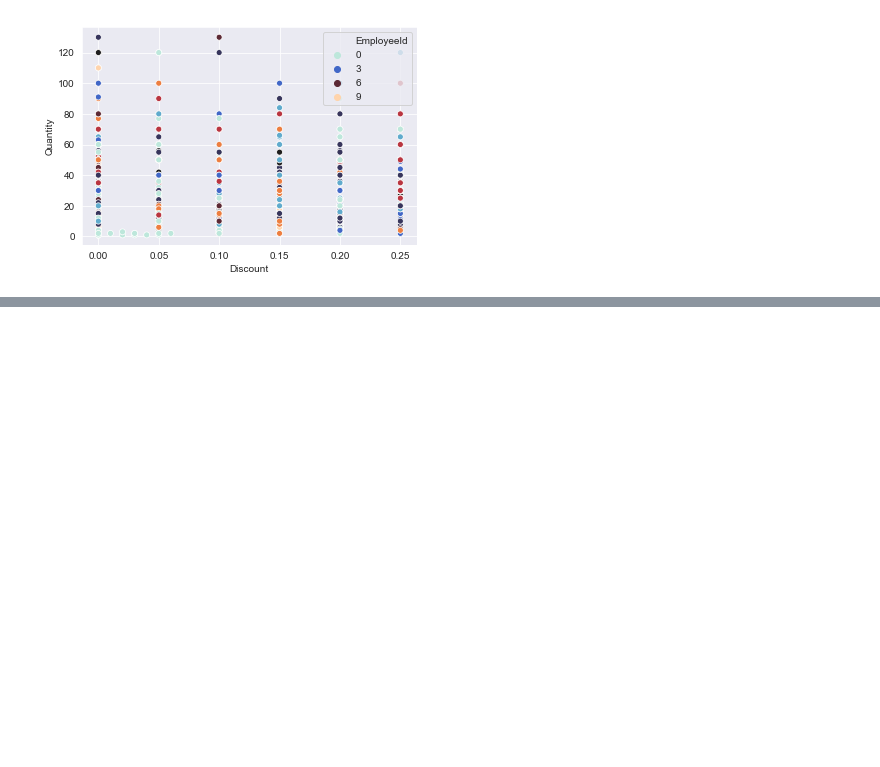
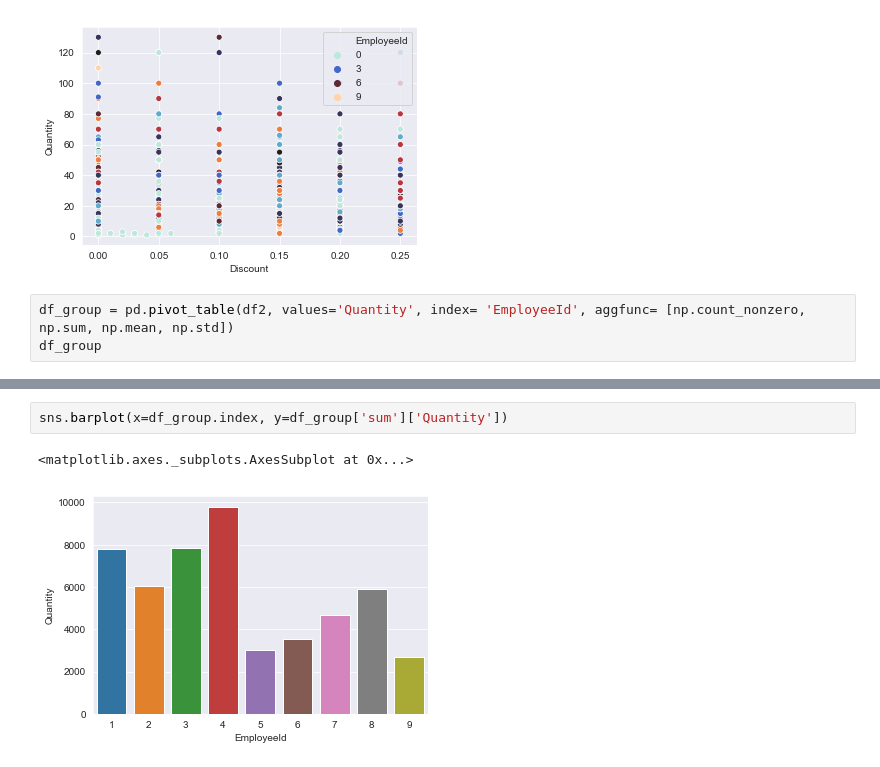
Before and after one commit to rab175/dsc-mod-3-project-online-ds-pt-071519, a Jupyter notebook: Mod3_Project.ipynb, the cells around one changed output, grey strips where cells are left out. Saved outputs shown, nothing was run; the diff lists cells and outputs as text; blank space fills up the shorter version.

```diff
--- a/Mod3_Project.ipynb
+++ b/Mod3_Project.ipynb
@@ -650,3 +676,6 @@ sns.scatterplot(x='Discount' , y='Quantity', hue='EmployeeId', data=df2, palette
 # %% [output]
 <matplotlib.axes._subplots.AxesSubplot at 0x...>
 [figure]
+# %%
+df_group = pd.pivot_table(df2, values='Quantity', index= 'EmployeeId', aggfunc= [np.count_nonzero, np.sum, np.mean, np.std])
+df_group
@@ -652,0 +695,5 @@ sns.scatterplot(x='Discount' , y='Quantity', hue='EmployeeId', data=df2, palette
+# %%
+sns.barplot(x=df_group.index, y=df_group['sum']['Quantity'])
+# %% [output]
+<matplotlib.axes._subplots.AxesSubplot at 0x...>
+[figure, added]
```
Also changed, not shown: parts of 10 cells of this notebook.
